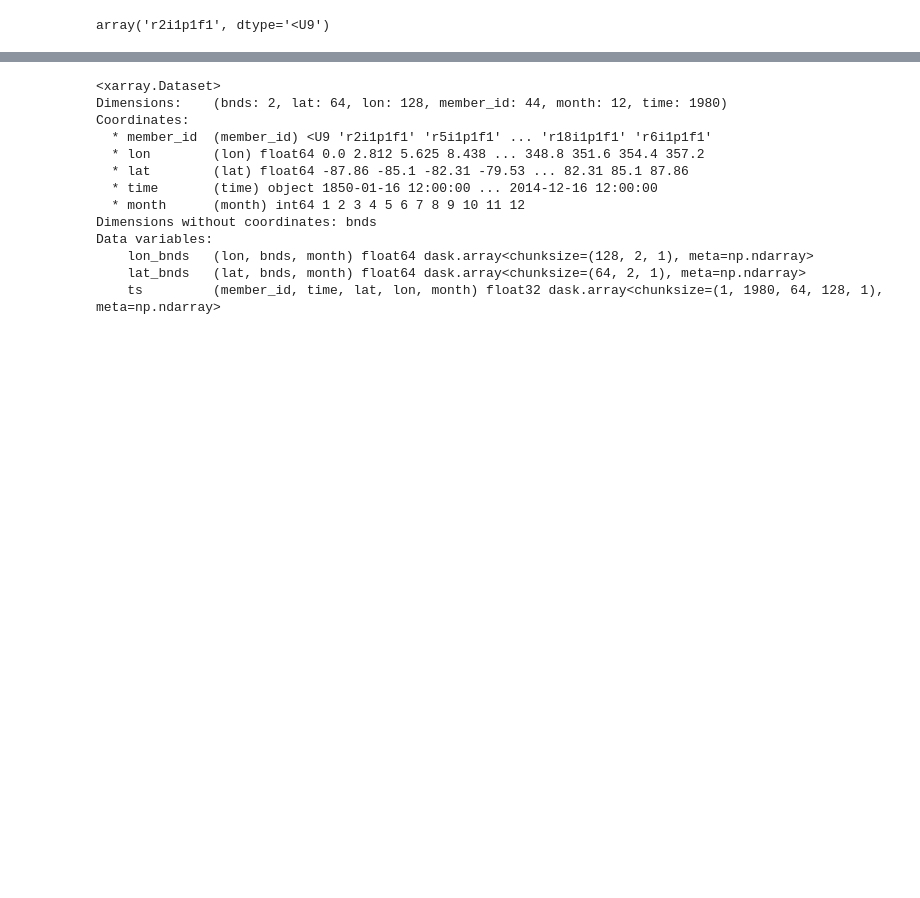
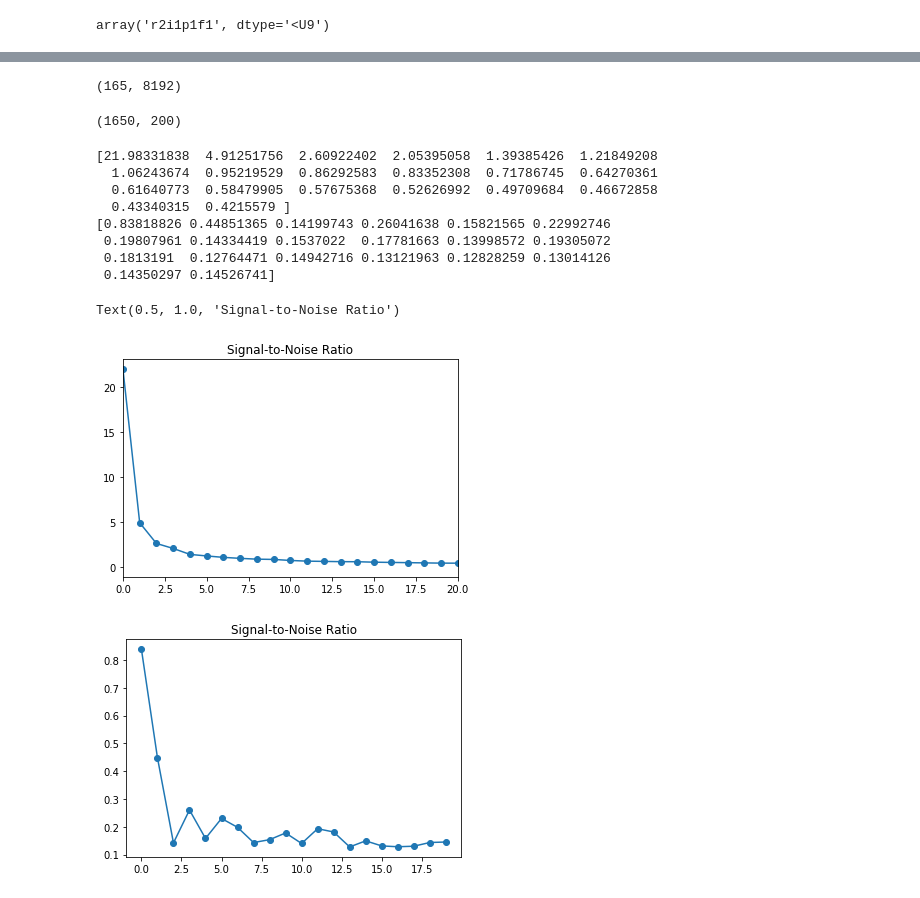
Before and after one commit to rcjwills/cmip6hack-pacific-sst, a Jupyter notebook: notebooks/sst-lfca.ipynb, the cells around one changed output, grey strips where cells are left out. Cells and saved outputs as stored; diff of their text form; code cells hidden in the pictures; blank space fills up the shorter version.

```diff
--- a/notebooks/sst-lfca.ipynb
+++ b/notebooks/sst-lfca.ipynb
@@ -202,3 +231,9 @@ Attributes:
+# %%
+hist_amean = hist_amean - hist_amean.mean('year')
+ssp585_amean = ssp585_amean - ssp585_amean.mean('year')
+
+hist_amean_emean = hist_amean.mean('member_id')
+ssp585_amean_emean = ssp585_amean.mean('member_id')
 # %%
 hist_clim=ds_hist.groupby('time.month').mean('time')
 ssp585_clim=ds_ssp585.groupby('time.month').mean('time')
@@ -251,16 +268,18 @@ lonu = X_upscale.lon.values
+# %%
+X_upscale = X_concat.coarsen(lon=2, lat = 2, boundary='trim').mean()
+X_ensmean_upscale = X_ensmean.coarsen(lon = 2, lat = 2, boundary='trim').mean()
+
+X_upscale_flat = X_upscale.stack(shape=['lat','lon'])
+X_ensmean_upscale_flat = X_ensmean_upscale.stack(shape=['lat','lon'])
+
+latu = X_upscale.lat.values
+lonu = X_upscale.lon.values
 # %%
 %%time
 
 # Large Ensemble EOFs (with upscaling)
 
-#ds_ensmean_upscale = upscale(lat.values,lon.values,ds_ensmean.values.transpose(1,2,0),2)
-ds_ensmean_upscale = upscale2(lat,lon,ds_ensmean,2)
-
-ds_ensmean_upscale_flat = ds_ensmean_upscale.stack(shape=['lat','lon'])
-#sh1=np.shape(ds_ensmean_upscale)
-#ds_ensmean_upscale_flat=np.reshape(ds_ensmean_upscale,[sh1[0]*sh1[1],sh1[2]])
-
-u,s,v=np.linalg.svd(ds_upscale_flat.values.T/np.sqrt(len(T)-1))
+u,s,v=np.linalg.svd(X_upscale_flat.ts.values/np.sqrt(len(T)-1))
 
 eigvals=np.diag(s*s)
 
@@ -273,16 +295,11 @@ cosw = np.sqrt(np.cos(latu*np.pi/180))
-# %%
-hist_anom
-# %% [output]
-<xarray.Dataset>
-Dimensions:    (bnds: 2, lat: 64, lon: 128, member_id: 44, month: 12, time: 1980)
-Coordinates:
-  * member_id  (member_id) <U9 'r2i1p1f1' 'r5i1p1f1' ... 'r18i1p1f1' 'r6i1p1f1'
-  * lon        (lon) float64 0.0 2.812 5.625 8.438 ... 348.8 351.6 354.4 357.2
-  * lat        (lat) float64 -87.86 -85.1 -82.31 -79.53 ... 82.31 85.1 87.86
-  * time       (time) object 1850-01-16 12:00:00 ... 2014-12-16 12:00:00
-  * month      (month) int64 1 2 3 4 5 6 7 8 9 10 11 12
-Dimensions without coordinates: bnds
-Data variables:
-    lon_bnds   (lon, bnds, month) float64 dask.array<chunksize=(128, 2, 1), meta=np.ndarray>
-    lat_bnds   (lat, bnds, month) float64 dask.array<chunksize=(64, 2, 1), meta=np.ndarray>
-    ts         (member_id, time, lat, lon, month) float32 dask.array<chunksize=(1, 1980, 64, 128, 1), meta=np.ndarray>
+# %%
+Xe = X_ensmean_upscale_flat.ts.values
+Xs = X_upscale_flat.ts.values
+# %%
+np.shape(Xe)
+# %% [output]
+(165, 8192)
+# %%
+np.shape(S)
+# %% [output]
+(1650, 200)
@@ -288,0 +346,26 @@ Data variables:
+# %%
+print(s2[0:20])
+plt.plot(s2,marker='o')
+plt.xlim(0,20)
+plt.title('Signal-to-Noise Ratio')
+
+s2_check = np.zeros(20)
+for ii in range(20):
+    s2_check[ii] = np.mean(np.square(EFC_emean[:,ii]))/np.mean(np.square(EFCs[:,ii]))
+
+print(s2_check)
+f=plt.figure()
+plt.plot(s2_check,marker='o')
+plt.title('Signal-to-Noise Ratio')
+# %% [output]
+[21.98331838  4.91251756  2.60922402  2.05395058  1.39385426  1.21849208
+  1.06243674  0.95219529  0.86292583  0.83352308  0.71786745  0.64270361
+  0.61640773  0.58479905  0.57675368  0.52626992  0.49709684  0.46672858
+  0.43340315  0.4215579 ]
+[0.83818826 0.44851365 0.14199743 0.26041638 0.15821565 0.22992746
+ 0.19807961 0.14334419 0.1537022  0.17781663 0.13998572 0.19305072
+ 0.1813191  0.12764471 0.14942716 0.13121963 0.12828259 0.13014126
+ 0.14350297 0.14526741]
+Text(0.5, 1.0, 'Signal-to-Noise Ratio')
+[figure, added]
+[figure, added]
```
Also changed, not shown: parts of 24 cells of this notebook, 2 other files.
